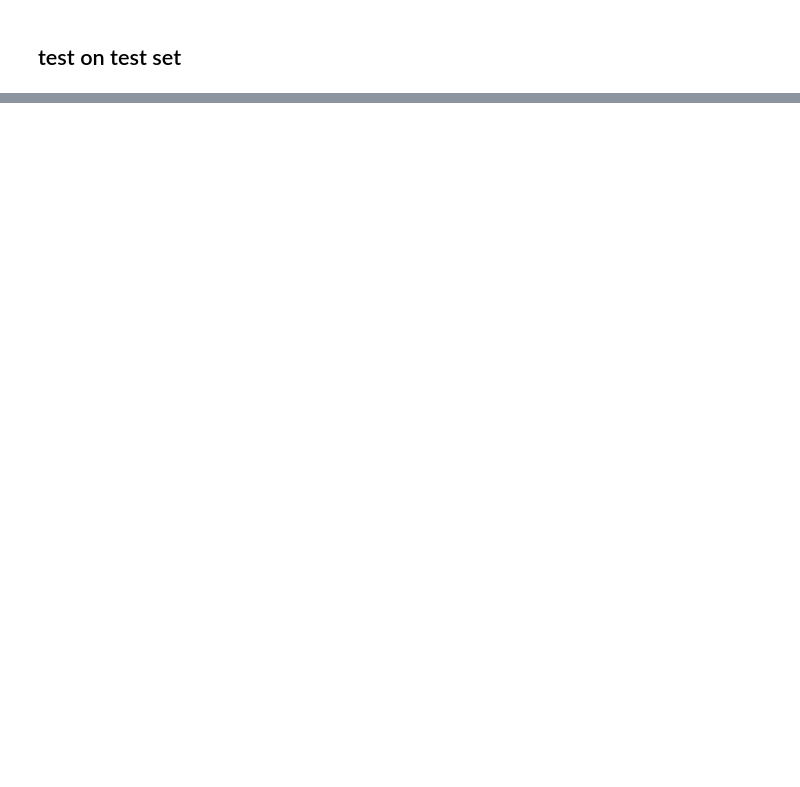
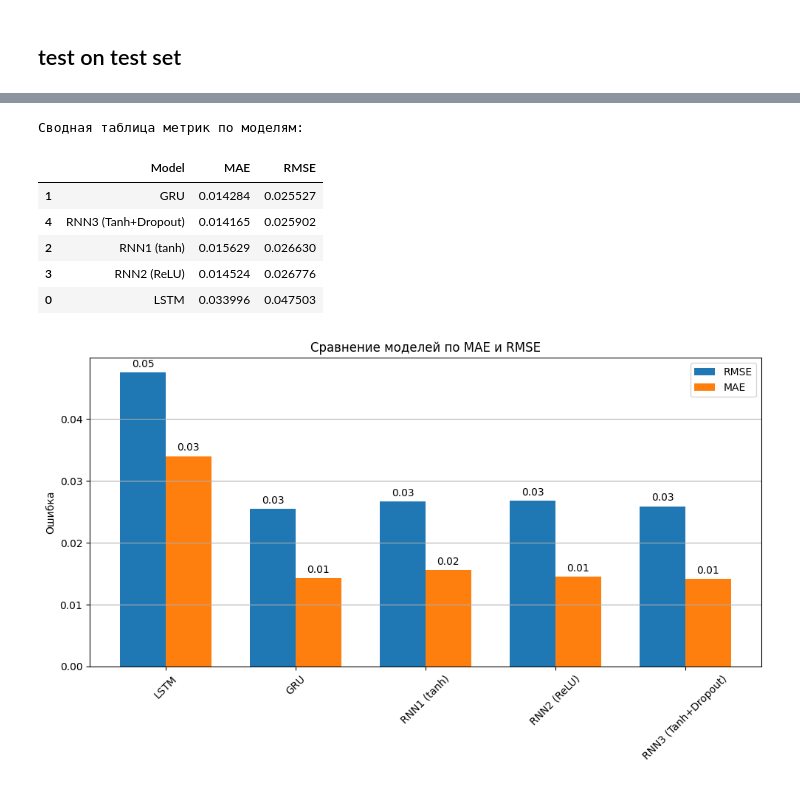
Before and after one commit to Dzen-J/NN_LETI_labs, a Jupyter notebook: RNN/lstm-multi-var-single-time-step-pytorch.ipynb, the cells around one changed output, grey strips where cells are left out. Saved outputs shown, nothing was run; the diff lists cells and outputs as text; code cells hidden in the pictures; blank space fills up the shorter version.

```diff
--- a/RNN/lstm-multi-var-single-time-step-pytorch.ipynb
+++ b/RNN/lstm-multi-var-single-time-step-pytorch.ipynb
@@ -427,0 +489,19 @@ torch.Size([336, 1])
+# %%
+results_df = {}
+
+for name, m in models.items():
+    if name != "LSTM":
+        optimizer = torch.optim.Adam(m.parameters(), lr=0.01)
+        loss_fn = nn.MSELoss()
+        for epoch in range(10):  # fewer epochs for additional models
+            m.train()
+            for xb, yb in train_loader:
+                xb = xb.to(device)
+                yb = yb.to(device)
+                optimizer.zero_grad()
+                loss = loss_fn(m(xb), yb)
+                loss.backward()
+                optimizer.step()
+    mae, rmse = evaluate_model(m)
+    results_df[name] = {"MAE": mae, "RMSE": rmse}
+    print(f"{name}: MAE = {mae:.4f}, RMSE = {rmse:.4f}")
@@ -427,0 +514,55 @@ torch.Size([336, 1])
+# %%
+import pandas as pd
+import matplotlib.pyplot as plt
+import numpy as np
+
+# Преобразуем словарь в DataFrame
+df = pd.DataFrame(results_df).T  # транспонируем, чтобы модели стали строками
+df.index.name = 'Model'
+df = df.reset_index()  # чтобы 'Model' стала колонкой
+
+# Отображаем таблицу
+print("Сводная таблица метрик по моделям:")
+display(df.sort_values("RMSE"))
+
+# Подготовка данных для графика
+x = np.arange(len(df))  # позиции по оси X
+width = 0.35  # ширина столбиков
+
+# Построение гистограммы
+fig, ax = plt.subplots(figsize=(10, 6))
+bars_rmse = ax.bar(x - width/2, df["RMSE"], width, label='RMSE')
+bars_mae = ax.bar(x + width/2, df["MAE"], width, label='MAE')
+
+# Настройки осей
+ax.set_ylabel("Ошибка")
+ax.set_title("Сравнение моделей по MAE и RMSE")
+ax.set_xticks(x)
+ax.set_xticklabels(df["Model"], rotation=45)
+ax.legend()
+ax.grid(axis='y')
+
+# Добавление подписей на столбиках
+def autolabel(bars):
+    for bar in bars:
+        height = bar.get_height()
+        ax.annotate(f'{height:.2f}',
+                    xy=(bar.get_x() + bar.get_width() / 2, height),
+                    xytext=(0, 3),
+                    textcoords="offset points",
+                    ha='center', va='bottom')
+
+autolabel(bars_rmse)
+autolabel(bars_mae)
+
+plt.tight_layout()
+plt.show()
+# %% [output]
+Сводная таблица метрик по моделям:
+|  | Model | MAE | RMSE |
+| 1 | GRU | 0.014284 | 0.025527 |
+| 4 | RNN3 (Tanh+Dropout) | 0.014165 | 0.025902 |
+| 2 | RNN1 (tanh) | 0.015629 | 0.026630 |
+| 3 | RNN2 (ReLU) | 0.014524 | 0.026776 |
+| 0 | LSTM | 0.033996 | 0.047503 |
+[figure, added]
```
Also changed, not shown: parts of 10 cells of this notebook.
